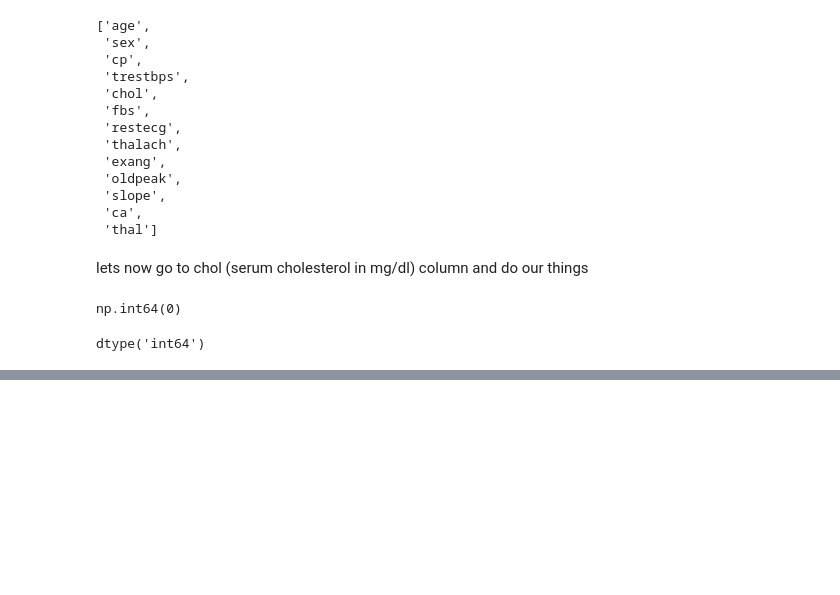
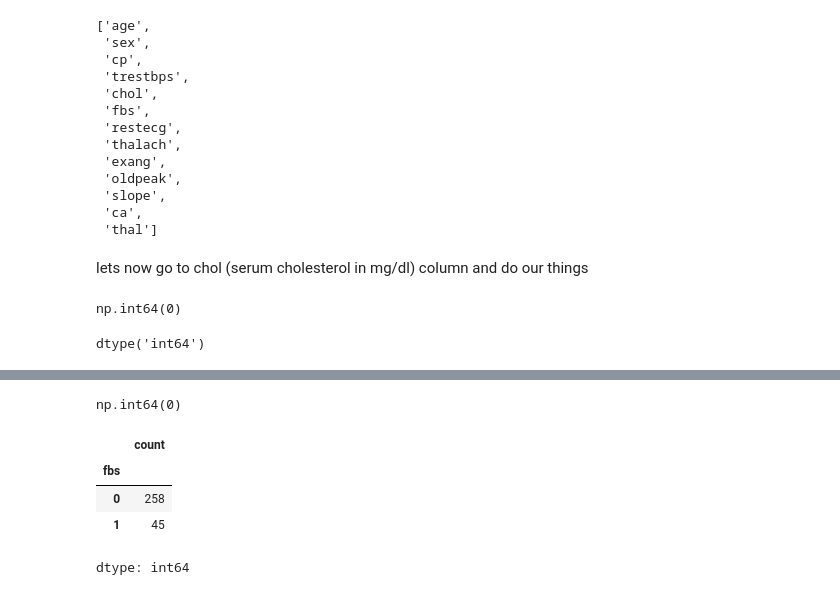
Before and after one commit to lewisnjue/heart-disease, a Jupyter notebook: EDA.ipynb, the cells around one changed output, grey strips where cells are left out. Cells and saved outputs as stored; diff of their text form; code cells hidden in the pictures; blank space fills up the shorter version.

```diff
--- a/EDA.ipynb
+++ b/EDA.ipynb
@@ -208,0 +229,12 @@ dtype('int64')
+# %%
+df['fbs'].isna().sum()
+# %% [output]
+np.int64(0)
+# %%
+df['fbs'].value_counts()
+# %% [output]
+|  | count |
+| fbs |  |
+| 0 | 258 |
+| 1 | 45 |
+dtype: int64
```
Also changed, not shown: parts of 19 cells of this notebook.
